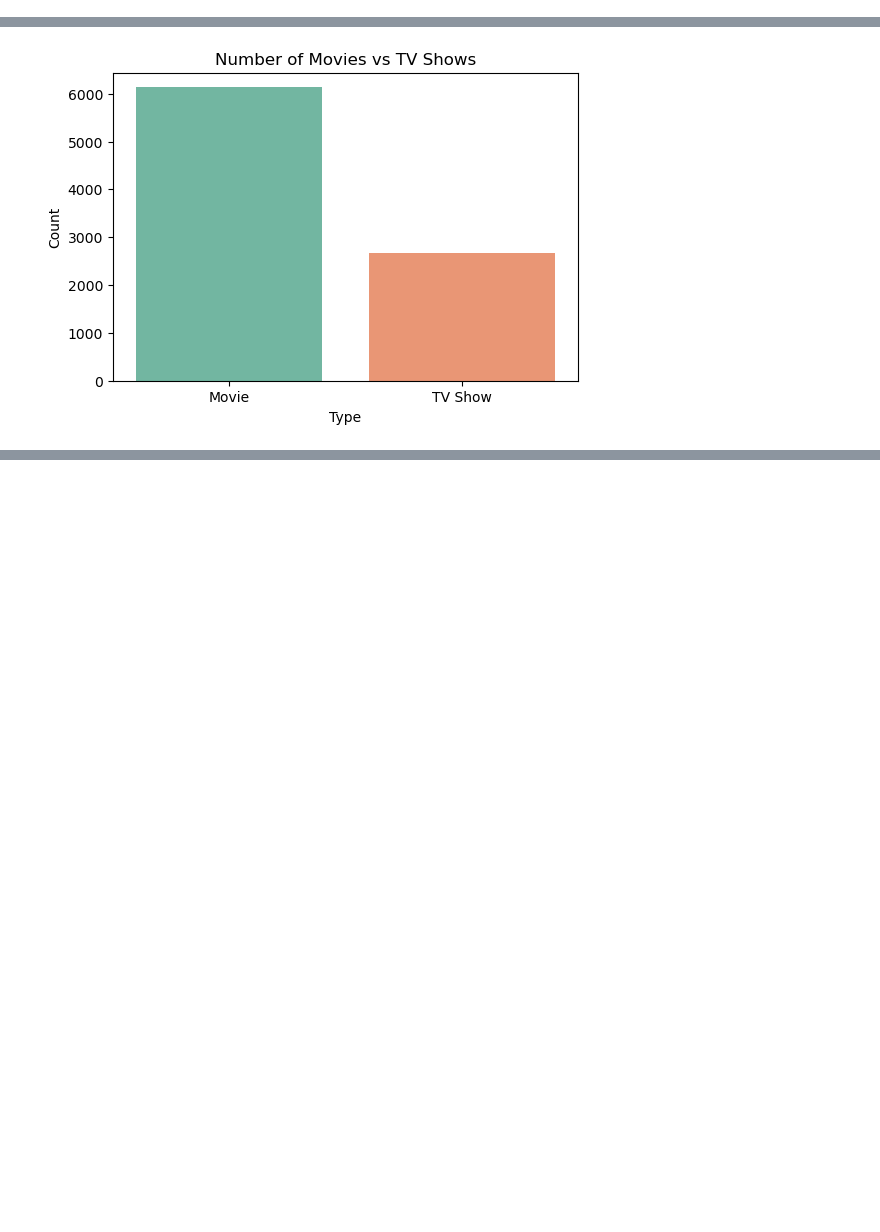
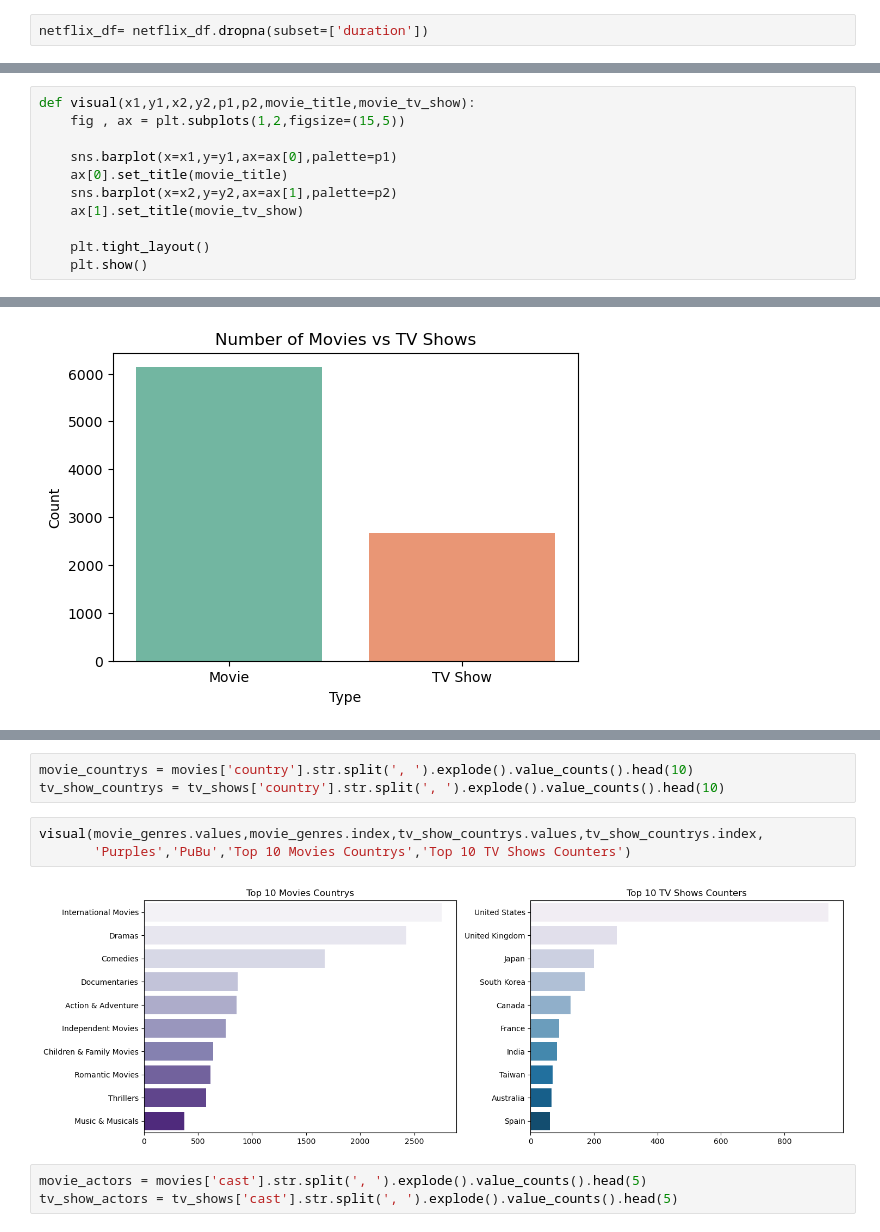
Before and after one commit to Omar-Elnazly/Netflix-Analysis, a Jupyter notebook: main notebook.ipynb, the cells around one changed output, grey strips where cells are left out. Cells and saved outputs as stored; diff of their text form; blank space fills up the shorter version.

```diff
--- a/main notebook.ipynb
+++ b/main notebook.ipynb
@@ -49,6 +50,8 @@ duration           3
 listed_in          0
 description        0
 dtype: int64
+# %%
+netflix_df= netflix_df.dropna(subset=['duration'])
 # %%
 netflix_df.dtypes
 # %% [output]
@@ -81,6 +84,17 @@ netflix_df.describe()
 <a id='comparsion'></a>
 # Movies vs TV Shows
 [Back to top](#table_of_contents)
+# %%
+def visual(x1,y1,x2,y2,p1,p2,movie_title,movie_tv_show):
+    fig , ax = plt.subplots(1,2,figsize=(15,5))
+
+    sns.barplot(x=x1,y=y1,ax=ax[0],palette=p1)
+    ax[0].set_title(movie_title)
+    sns.barplot(x=x2,y=y2,ax=ax[1],palette=p2)
+    ax[1].set_title(movie_tv_show)
+
+    plt.tight_layout()
+    plt.show()
 # %%
 type_counts = netflix_df['type'].value_counts()
 type_counts
@@ -147,0 +154,11 @@ plt.show()
+# %%
+movie_countrys = movies['country'].str.split(', ').explode().value_counts().head(10)
+tv_show_countrys = tv_shows['country'].str.split(', ').explode().value_counts().head(10)
+# %%
+visual(movie_genres.values,movie_genres.index,tv_show_countrys.values,tv_show_countrys.index,
+       'Purples','PuBu','Top 10 Movies Countrys','Top 10 TV Shows Counters')
+# %% [output]
+[figure, added]
+# %%
+movie_actors = movies['cast'].str.split(', ').explode().value_counts().head(5)
+tv_show_actors = tv_shows['cast'].str.split(', ').explode().value_counts().head(5)
```
Also changed, not shown: parts of 17 cells of this notebook.
